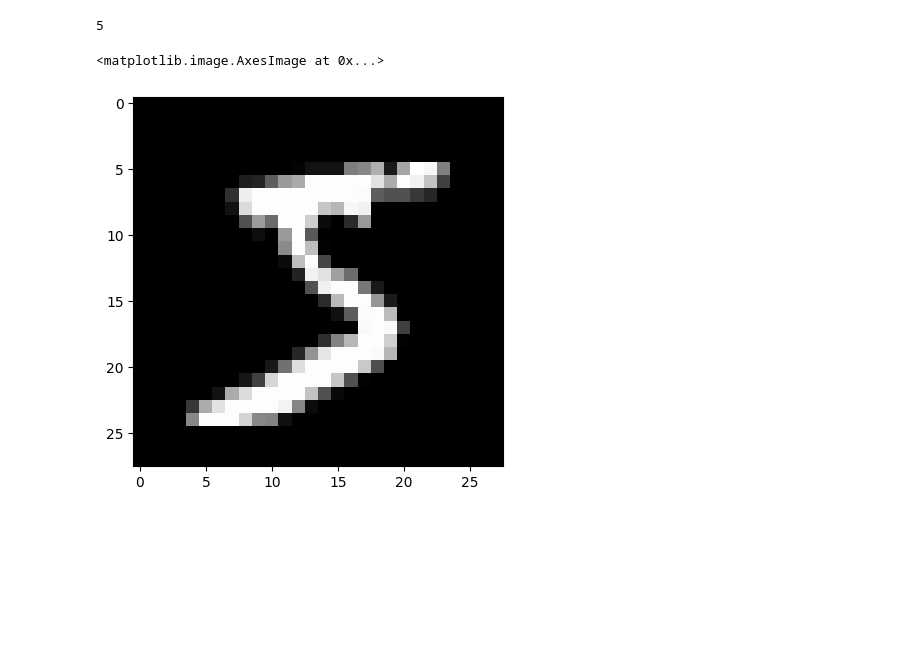
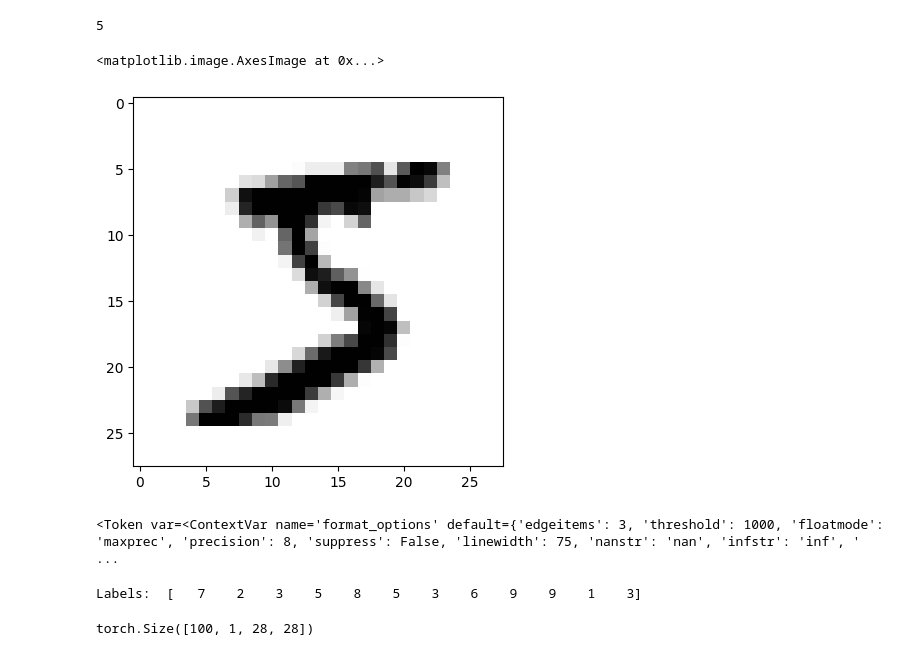
Before and after one commit to jonhealy1/ai-engineering, a Jupyter notebook: pytorch-for-deep-learning/56-ann_mnist.ipynb, the cells around one changed output. Drawn from its saved outputs; the diff is of its cells as text; code cells hidden in the pictures; blank space fills up the shorter version.

```diff
--- a/pytorch-for-deep-learning/56-ann_mnist.ipynb
+++ b/pytorch-for-deep-learning/56-ann_mnist.ipynb
@@ -32,7 +32,7 @@ label
 torch.Size([1, 28, 28])
 5
 # %%
-plt.imshow(image[0], cmap='gist_gray')
+plt.imshow(image[0], cmap='gist_yarg')
 # %% [output]
 <matplotlib.image.AxesImage at 0x...>
-[figure, old version]
+[figure, new version]
@@ -38,0 +44,18 @@ plt.imshow(image[0], cmap='gist_gray')
+# %%
+from torchvision.utils import make_grid
+np.set_printoptions(formatter=dict(int=lambda x: f'{x:4}')) # Formatting
+# %% [output]
+<Token var=<ContextVar name='format_options' default={'edgeitems': 3, 'threshold': 1000, 'floatmode': 'maxprec', 'precision': 8, 'suppress': False, 'linewidth': 75, 'nanstr': 'nan', 'infstr': 'inf', ' ...
+# %%
+# Grab the first batch of images
+for images,labels in train_loader:
+    break
+
+# Print the first 12 labels
+print('Labels: ', labels[:12].numpy())
+# %% [output]
+Labels:  [   7    2    3    5    8    5    3    6    9    9    1    3]
+# %%
+images.shape # 100 images, each image is 28x28 pixels
+# %% [output]
+torch.Size([100, 1, 28, 28])
```
Also changed, not shown: parts of 3 cells of this notebook.
